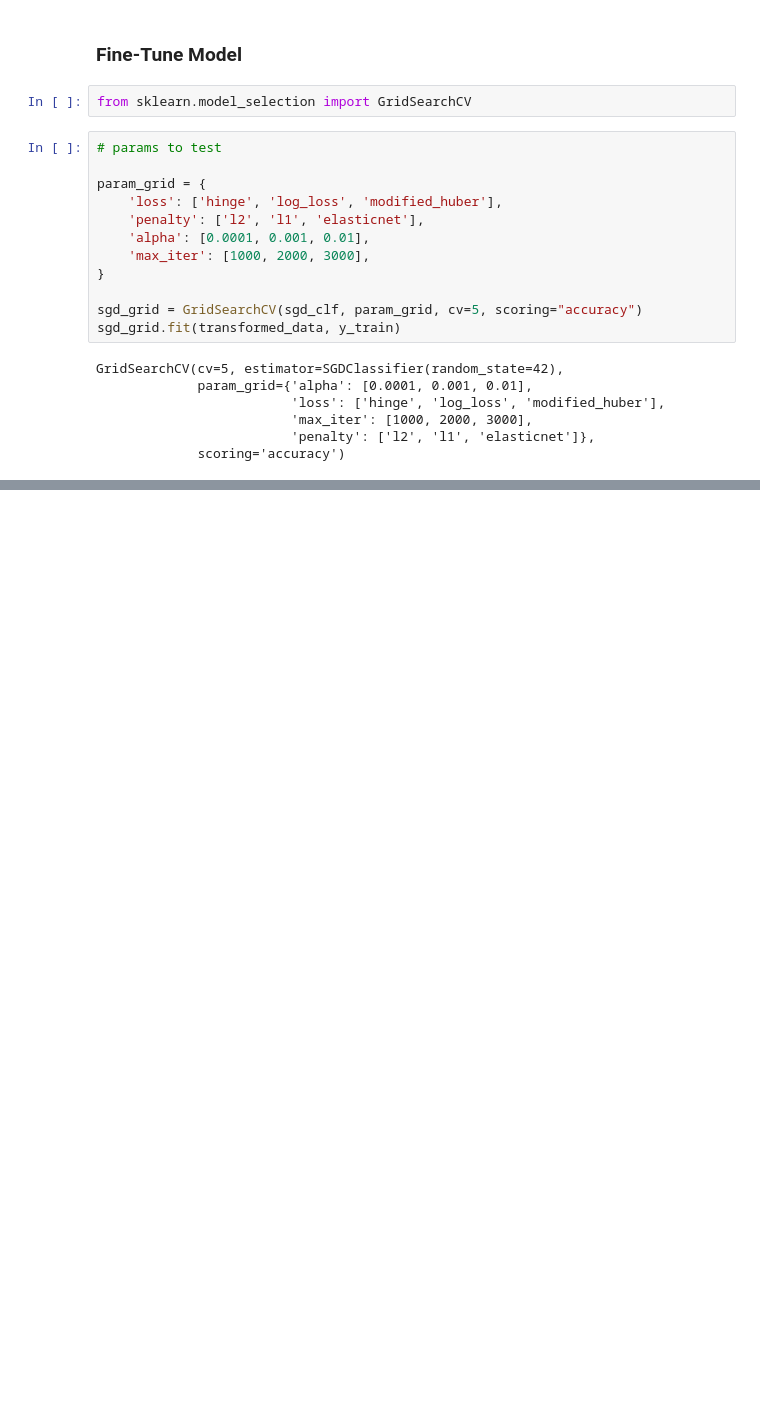
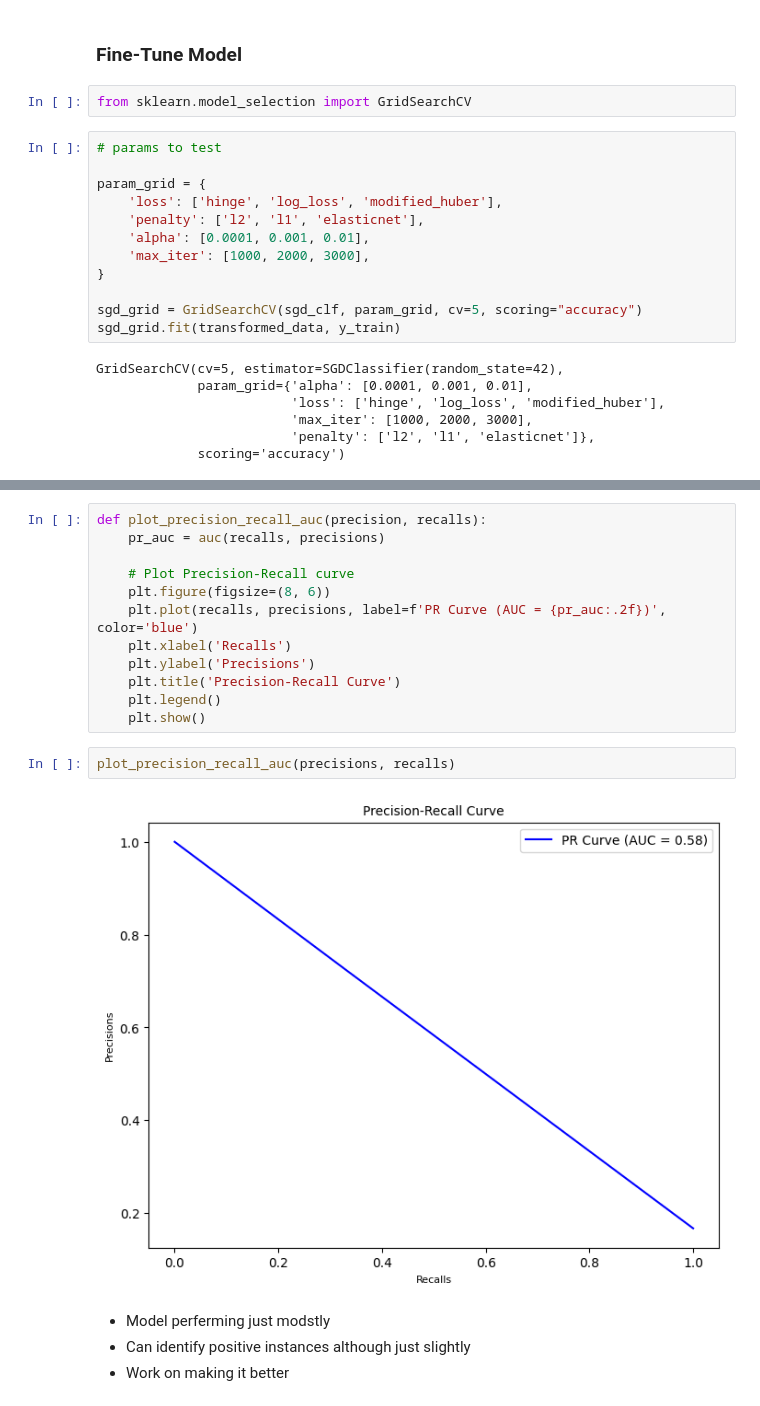
Before and after one commit to chikeibezim/Detecting-Fraudulent-Transactions, a Jupyter notebook: eda-modelling-fraud-detection.ipynb, the cells around one changed output, grey strips where cells are left out. Saved outputs shown, nothing was run; the diff lists cells and outputs as text; blank space fills up the shorter version.

```diff
--- a/eda-modelling-fraud-detection.ipynb
+++ b/eda-modelling-fraud-detection.ipynb
@@ -490,0 +522,20 @@ array([[612435,  16284],
+# %%
+def plot_precision_recall_auc(precision, recalls):
+    pr_auc = auc(recalls, precisions)
+
+    # Plot Precision-Recall curve
+    plt.figure(figsize=(8, 6))
+    plt.plot(recalls, precisions, label=f'PR Curve (AUC = {pr_auc:.2f})', color='blue')
+    plt.xlabel('Recalls')
+    plt.ylabel('Precisions')
+    plt.title('Precision-Recall Curve')
+    plt.legend()
+    plt.show()
+# %%
+plot_precision_recall_auc(precisions, recalls)
+# %% [output]
+[figure, added]
+# %% [markdown]
+- Model perferming just modstly
+- Can identify positive instances although just slightly
+- Work on making it better
```
Also changed, not shown: parts of 11 cells of this notebook.
